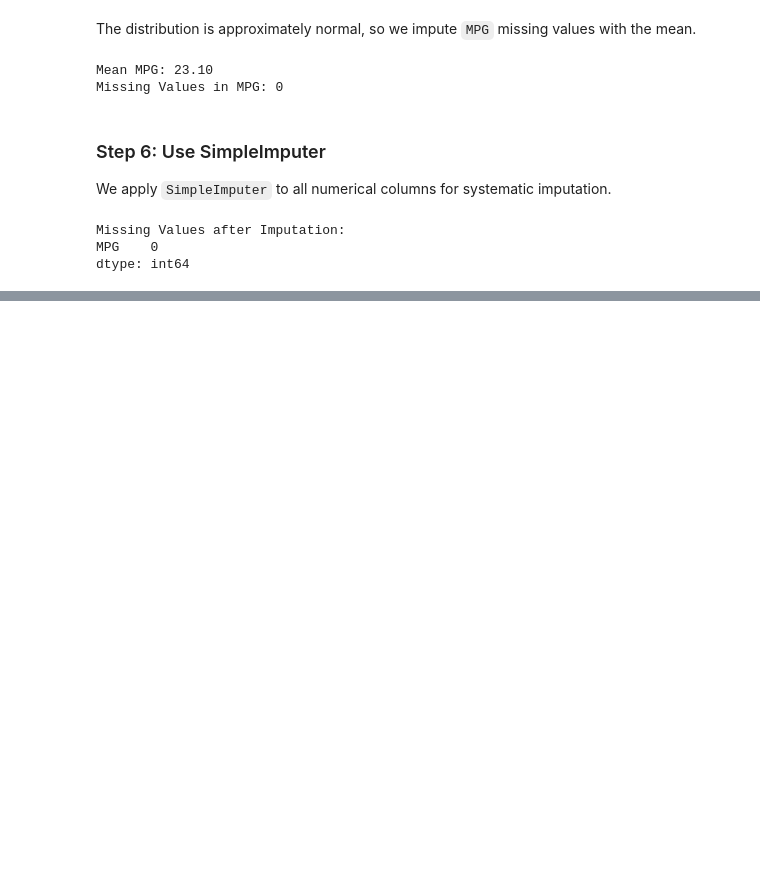
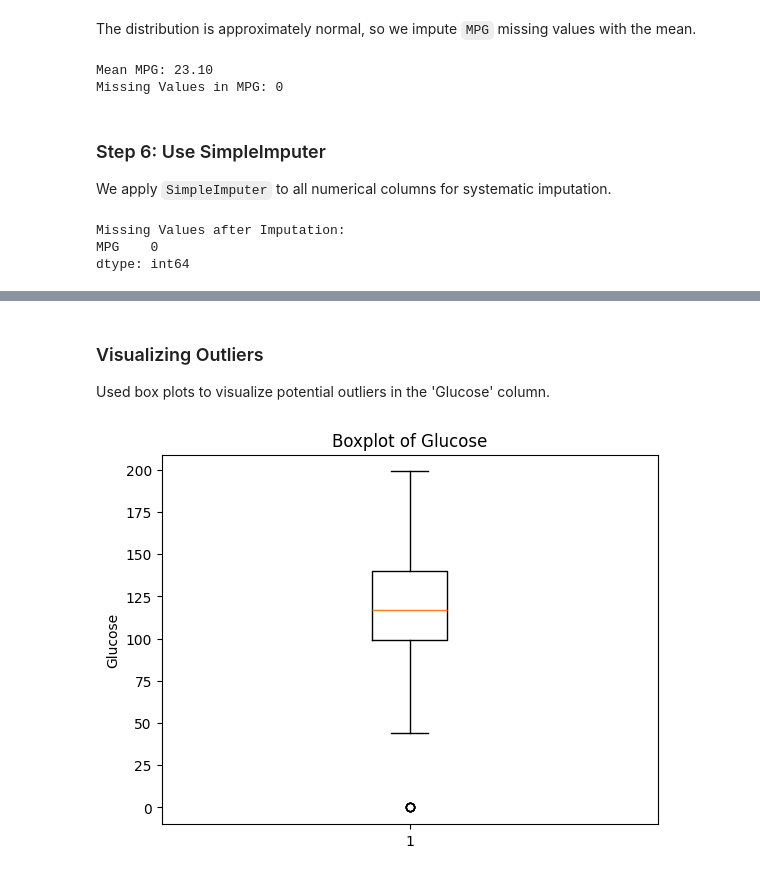
Before and after one commit to anonduke/PROG8245_Lab4, a Jupyter notebook: lab4_8991782.ipynb, the cells around one changed output, grey strips where cells are left out. Saved outputs shown, nothing was run; the diff lists cells and outputs as text; code cells hidden in the pictures; blank space fills up the shorter version.

```diff
--- a/lab4_8991782.ipynb
+++ b/lab4_8991782.ipynb
@@ -529,0 +433,4 @@ The IQR method identifies outliers as items with `Total_Sales` below Q1 - 1.5*IQ
+# %%
+# Outlier Detection (Diabetes Dataset) - Step 1: Load the Dataset
+df_diabetes = pd.read_csv('./data/diabetes.csv')
+df_diabetes.head()
@@ -529,0 +444,11 @@ The IQR method identifies outliers as items with `Total_Sales` below Q1 - 1.5*IQ
+# %% [markdown]
+### Visualizing Outliers
+
+Used box plots to visualize potential outliers in the 'Glucose' column.
+# %%
+plt.boxplot(df_diabetes['Glucose'])
+plt.title('Boxplot of Glucose')
+plt.ylabel('Glucose')
+plt.show()
+# %% [output]
+[figure, added]
```
Also changed, not shown: parts of 32 cells of this notebook, 5 other files.
